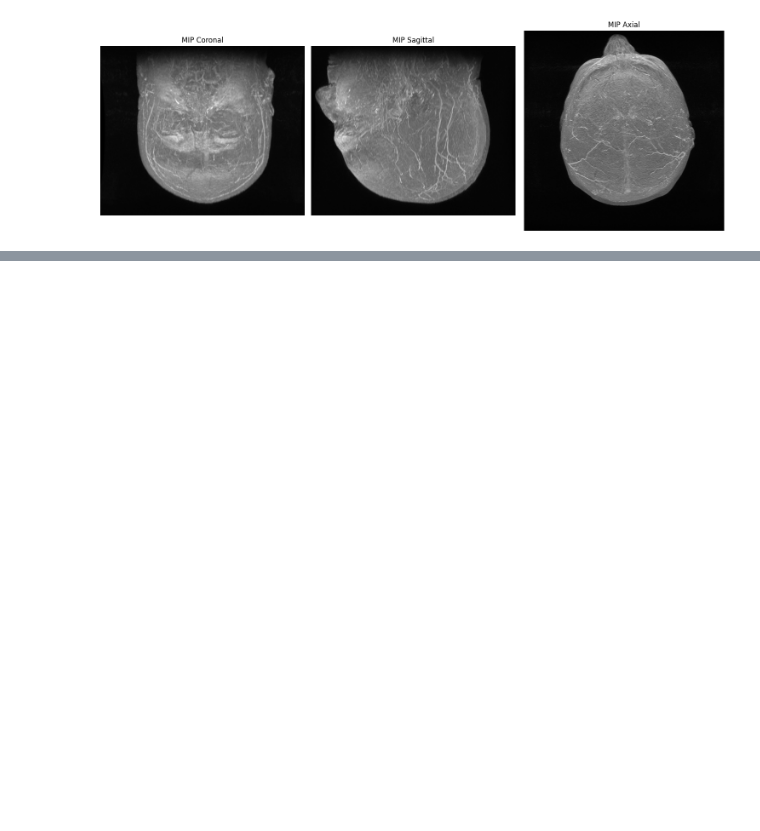
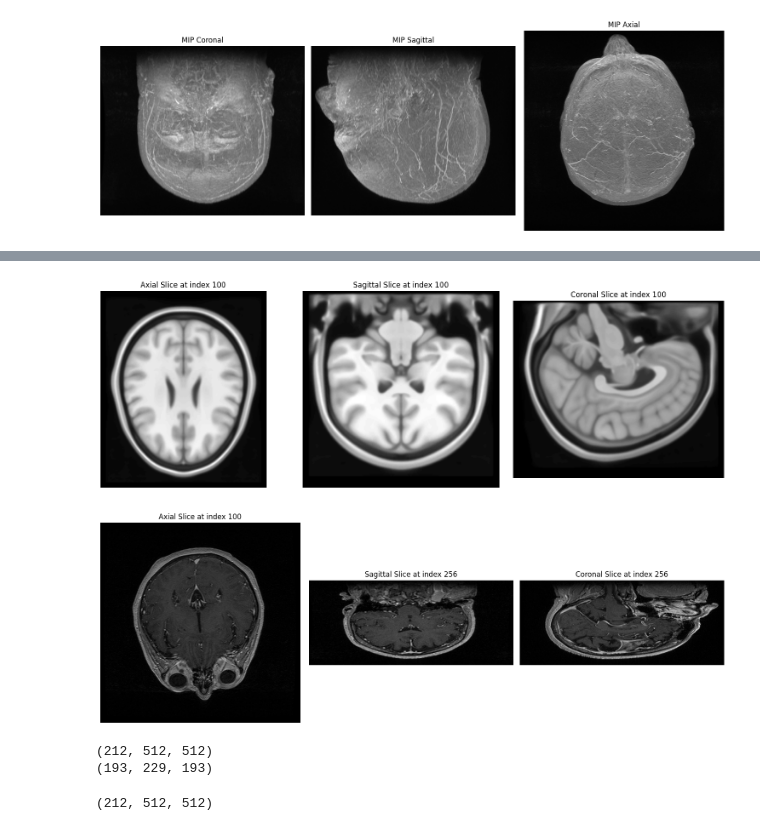
Before and after one commit to ulhaqi12/medical-imaging-project, a Jupyter notebook: part2.ipynb, the cells around one changed output, grey strips where cells are left out. Drawn from its saved outputs; the diff is of its cells as text; code cells hidden in the pictures; blank space fills up the shorter version.

```diff
--- a/part2.ipynb
+++ b/part2.ipynb
@@ -28,0 +39,14 @@ patient_image.vislualize_slices(100, 256, 256)
+# %%
+patient_image.pixel_array = rotate_on_axial_plane(patient_image.pixel_array, 180)
+# %%
+visualize_slices(reference_image.pixel_array, 100, 100, 100)
+patient_image.visualize_slices(100, 256, 256)
+# %% [output]
+[figure, added]
+[figure, added]
+# %%
+print(patient_image.pixel_array.shape)
+print(reference_image.pixel_array.shape)
+# %% [output]
+(212, 512, 512)
+(193, 229, 193)
@@ -28,0 +58,5 @@ patient_image.vislualize_slices(100, 256, 256)
+# %%
+reference_zoomed = pad_image(reference_zoomed, patient_image.pixel_array.shape)
+reference_zoomed.shape
+# %% [output]
+(212, 512, 512)
```
Also changed, not shown: parts of 13 cells of this notebook, 2 other files.
